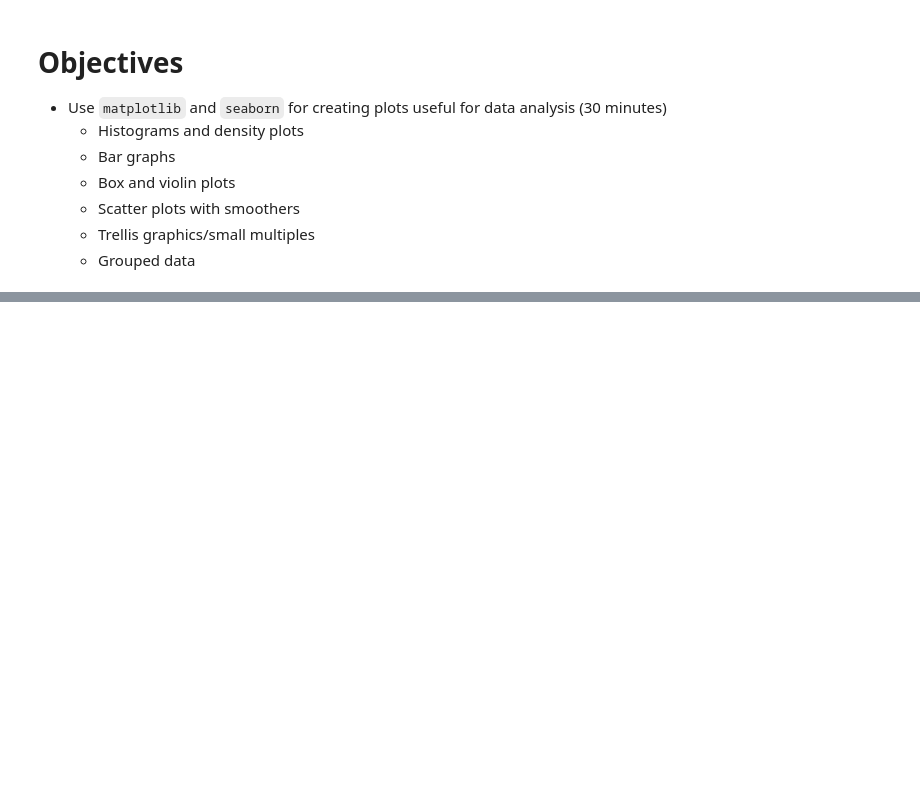
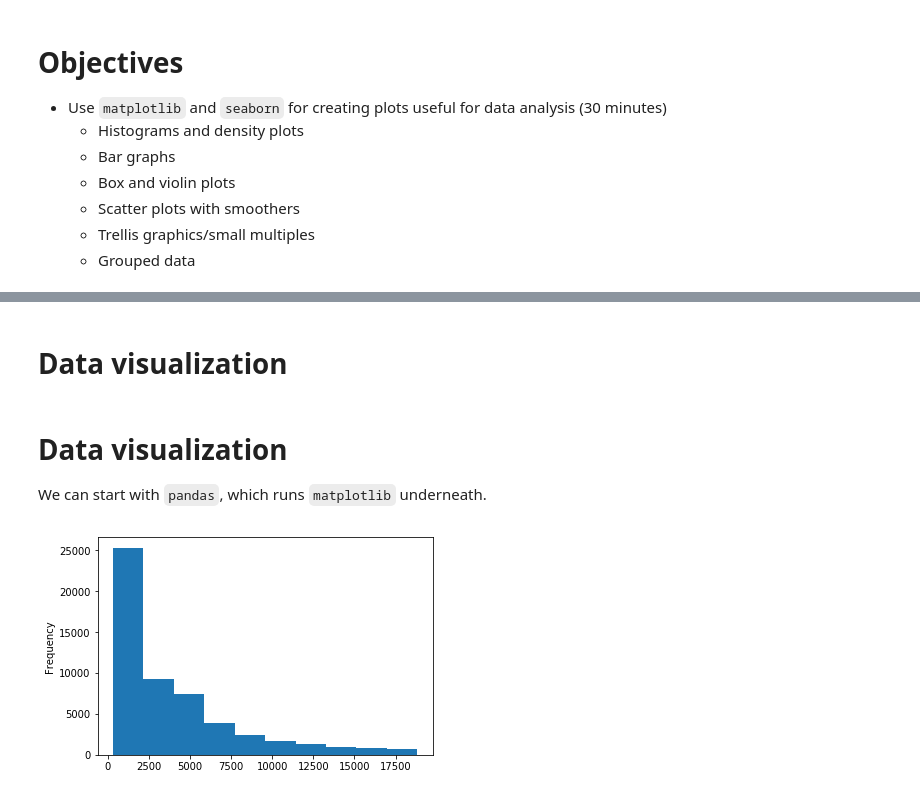
Before and after one commit to webbedfeet/PyDataMiami, a Jupyter notebook: tutorial.ipynb, the cells around one changed output, grey strips where cells are left out. Drawn from its saved outputs; the diff is of its cells as text; code cells hidden in the pictures; blank space fills up the shorter version.

```diff
--- a/tutorial.ipynb
+++ b/tutorial.ipynb
@@ -37,0 +653,11 @@
+# %% [markdown]
+# Data visualization
+# %% [markdown]
+# Data visualization
+
+We can start with `pandas`, which runs `matplotlib` underneath.
+# %%
+diamonds = pd.read_csv('data/diamonds.csv')
+diamonds['price'].plot(kind='hist');
+# %% [output]
+[figure, added]
```
Also changed, not shown: parts of 146 cells of this notebook, 28 other files.
